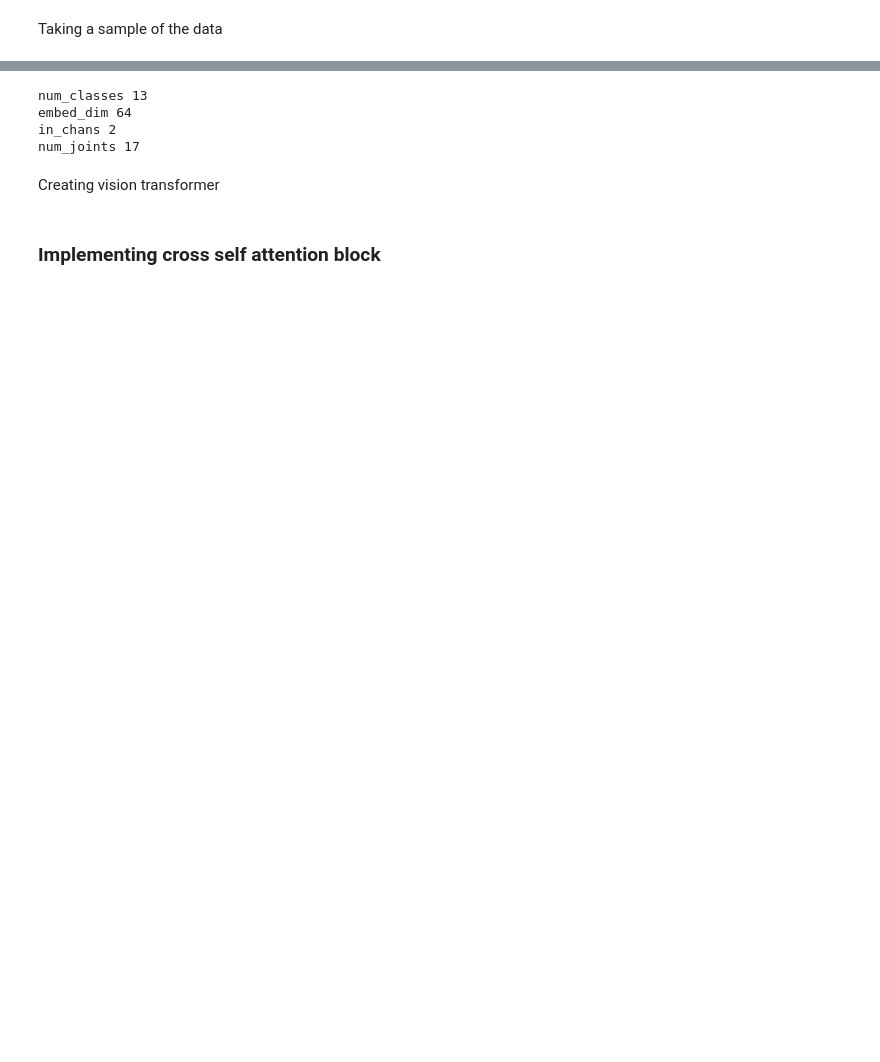
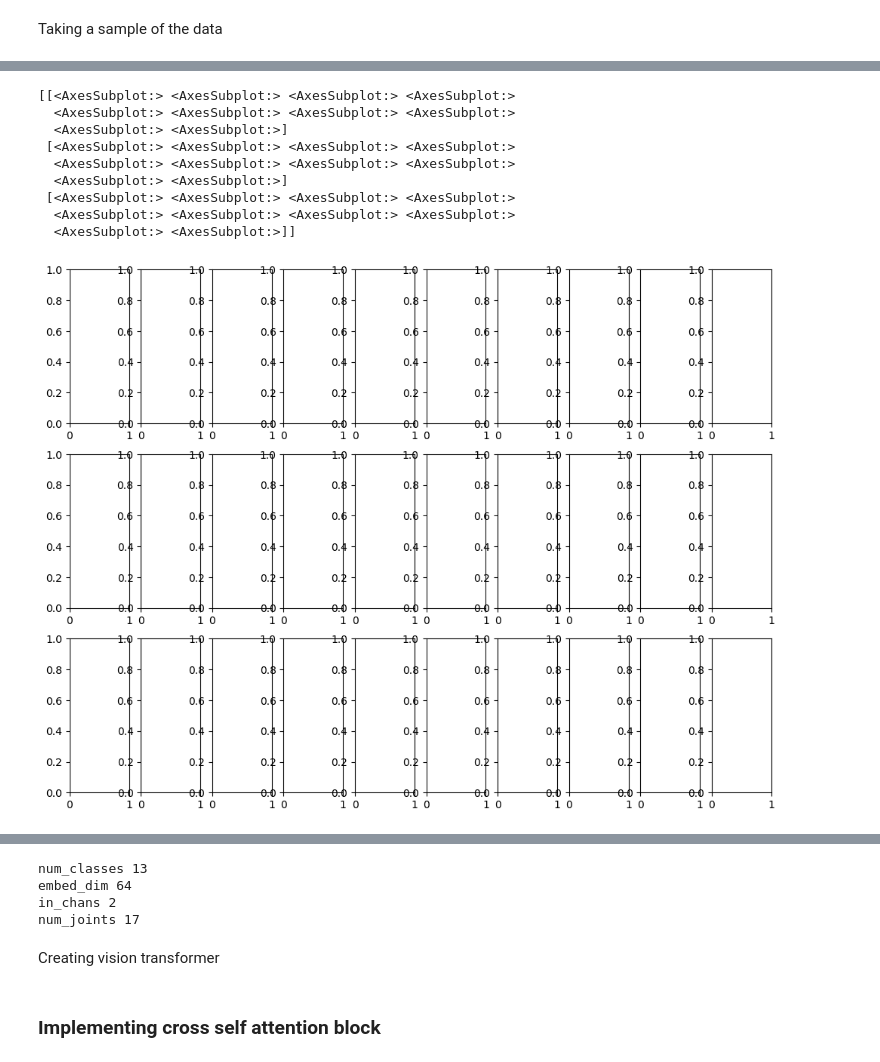
Before and after one commit to ratheeshaditya/thesis, a Jupyter notebook: aditya_test.ipynb, the cells around one changed output, grey strips where cells are left out. Drawn from its saved outputs; the diff is of its cells as text; code cells hidden in the pictures; blank space fills up the shorter version.

```diff
--- a/aditya_test.ipynb
+++ b/aditya_test.ipynb
@@ -81,0 +823,14 @@ endcoord_y = int(max(y_values))
+# %%
+_, axs = plt.subplots(3, 10, figsize=(12, 3*3))
+print(axs)
+# %% [output]
+[[<AxesSubplot:> <AxesSubplot:> <AxesSubplot:> <AxesSubplot:>
+  <AxesSubplot:> <AxesSubplot:> <AxesSubplot:> <AxesSubplot:>
+  <AxesSubplot:> <AxesSubplot:>]
+ [<AxesSubplot:> <AxesSubplot:> <AxesSubplot:> <AxesSubplot:>
+  <AxesSubplot:> <AxesSubplot:> <AxesSubplot:> <AxesSubplot:>
+  <AxesSubplot:> <AxesSubplot:>]
+ [<AxesSubplot:> <AxesSubplot:> <AxesSubplot:> <AxesSubplot:>
+  <AxesSubplot:> <AxesSubplot:> <AxesSubplot:> <AxesSubplot:>
+  <AxesSubplot:> <AxesSubplot:>]]
+[figure, added]
```
Also changed, not shown: parts of 144 cells of this notebook, 14 other files.
